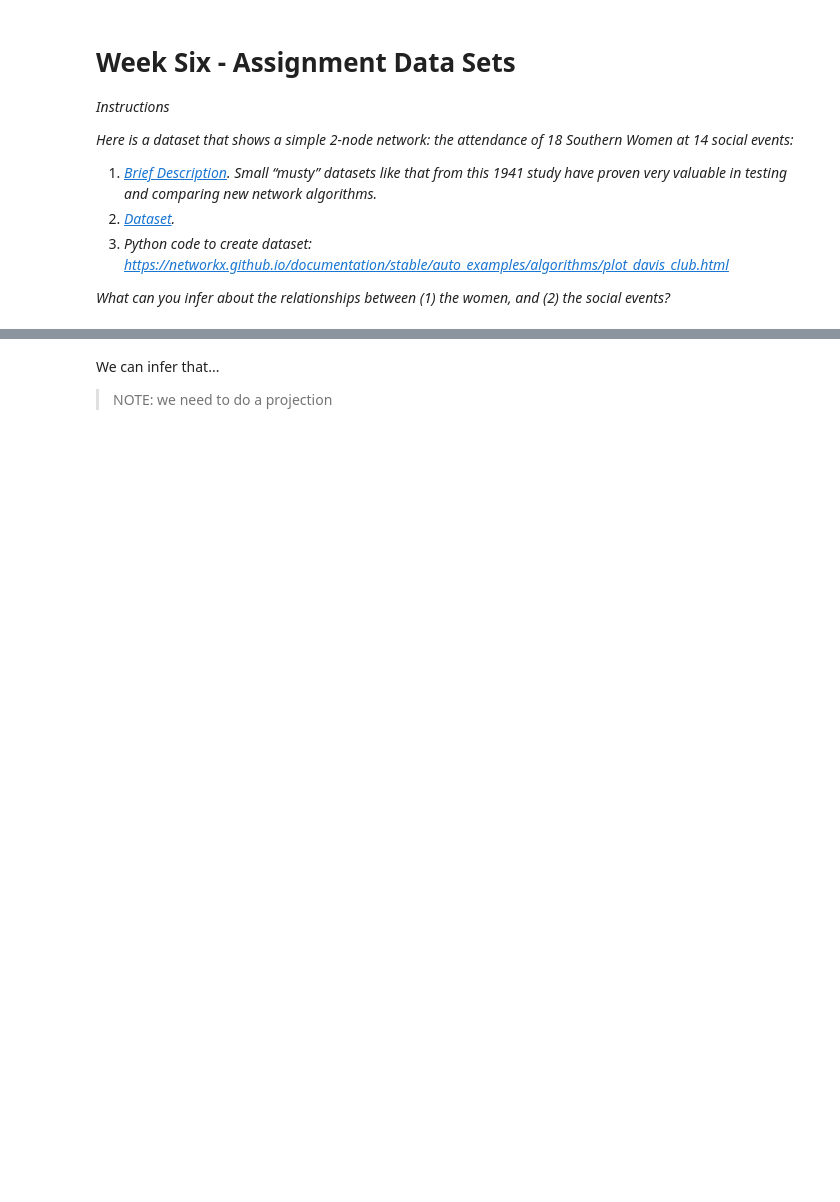
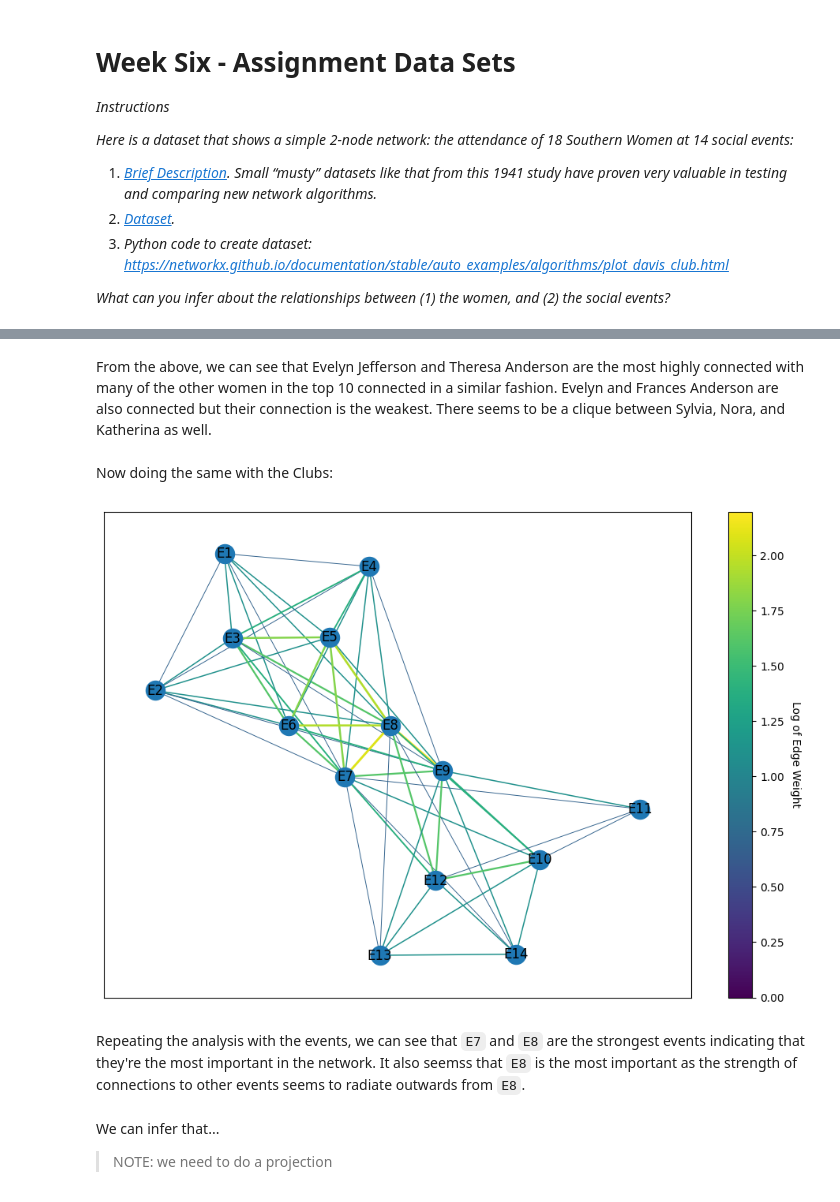
Before and after one commit to naomibuell/DATA620, a Jupyter notebook: week-6/620_W6_DataSets.ipynb, the cells around one changed output, grey strips where cells are left out. Saved outputs shown, nothing was run; the diff lists cells and outputs as text; code cells hidden in the pictures; blank space fills up the shorter version.

```diff
--- a/week-6/620_W6_DataSets.ipynb
+++ b/week-6/620_W6_DataSets.ipynb
@@ -62,3 +158,43 @@ Biadjacency matrix
+# %% [markdown]
+From the above, we can see that Evelyn Jefferson and Theresa Anderson are the most highly connected with many of the other women in the top 10 connected in a similar fashion. Evelyn and Frances Anderson are also connected but their connection is the weakest. There seems to be a clique between Sylvia, Nora, and Katherina as well.
+# %% [markdown]
+Now doing the same with the Clubs:
+# %%
+C = bi.weighted_projected_graph(G, clubs)
+
+c_largest_component_nodes = max(nx.connected_components(C), key=len)
+
+cnet = C.subgraph(c_largest_component_nodes).copy()
+
+c_weights = [math.log(edata['weight']) for f,t,edata in cnet.edges(data=True)]
+
+# Defining a color map
+cmap = plt.cm.viridis
+norm = mcolors.Normalize(vmin=min(c_weights), vmax=max(c_weights))
+
+# Setting the color bar
+sm = plt.cm.ScalarMappable(cmap=cmap, norm=norm)
+sm.set_array([])
+
+fig, ax = plt.subplots(figsize=(12, 8))
+
+nx.draw_networkx(
+    cnet,
+    ax=ax,
+    width = c_weights,
+    edge_color = c_weights,
+    edge_cmap = cmap
+)
+
+# Adding the colorbar
+cbar = plt.colorbar(sm, ax=ax) # <-- Pass the Axes to the colorbar function
+cbar.set_label('Log of Edge Weight', rotation=270, labelpad=15)
+
+plt.show()
+# %% [output]
+[figure, added]
+# %% [markdown]
+Repeating the analysis with the events, we can see that `E7` and `E8` are the strongest events indicating that they're the most important in the network. It also seemss that `E8` is the most important as the strength of connections to other events seems to radiate outwards from `E8`.
 # %% [markdown]
 We can infer that...
 > NOTE: we need to do a projection
```
Also changed, not shown: parts of 8 cells of this notebook.
